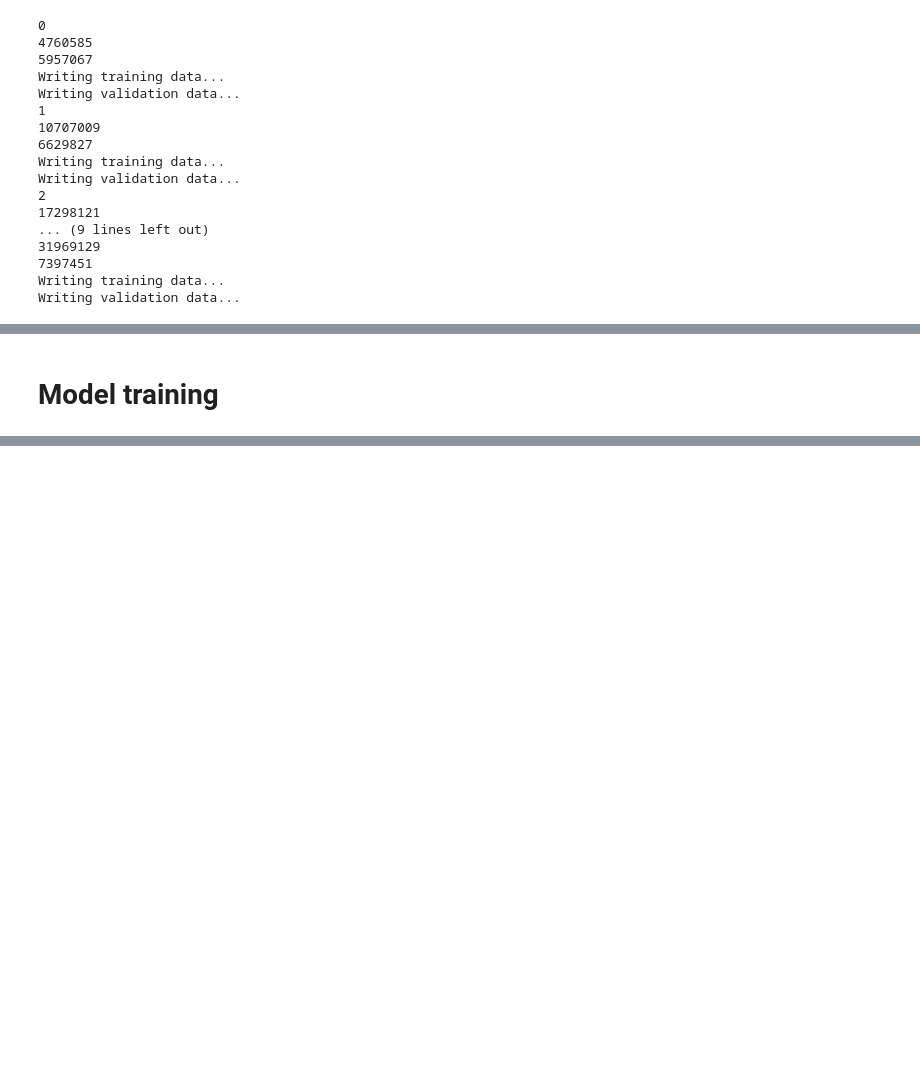
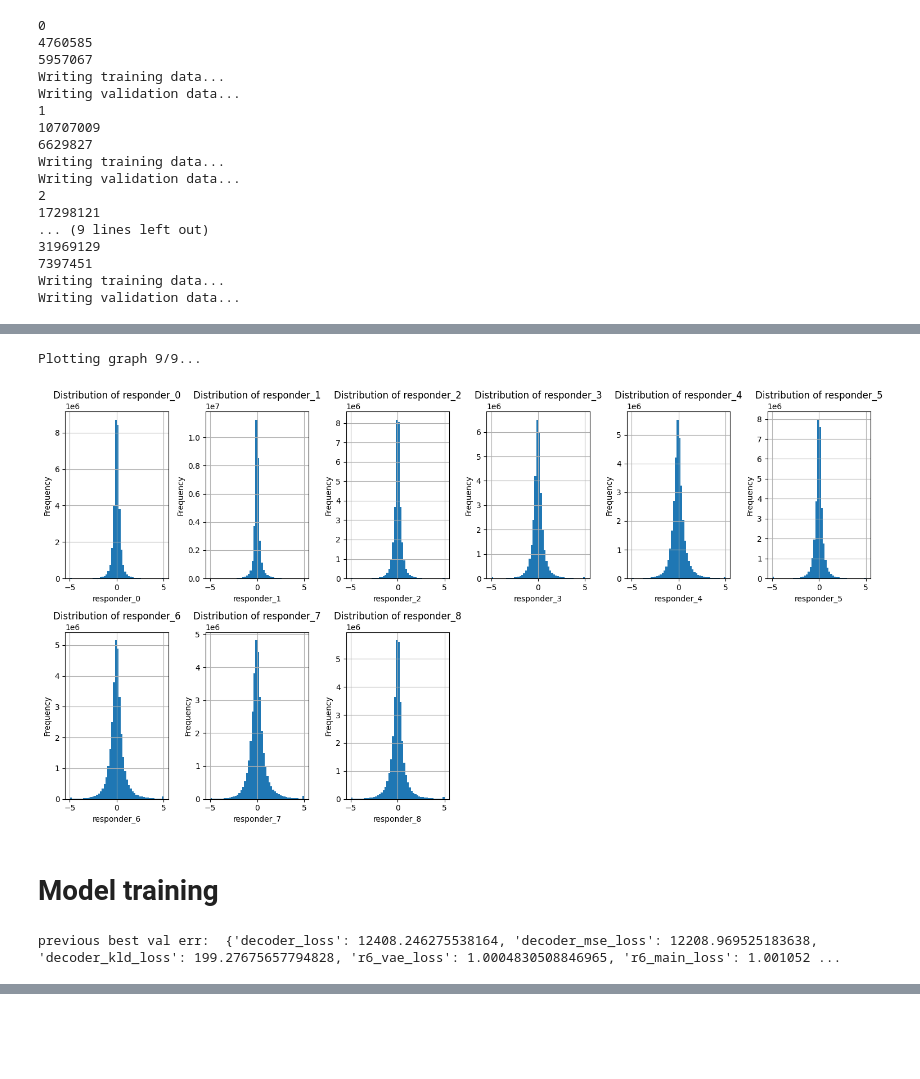
Before and after one commit to drlcai/kaggle, a Jupyter notebook: js2024_kaggle_vae_mlp_beta.ipynb, the cells around one changed output, grey strips where cells are left out. Saved outputs shown, nothing was run; the diff lists cells and outputs as text; code cells hidden in the pictures; blank space fills up the shorter version.

```diff
--- a/js2024_kaggle_vae_mlp_beta.ipynb
+++ b/js2024_kaggle_vae_mlp_beta.ipynb
@@ -504,0 +507,2 @@ Writing validation data...
+# %%
+train = pd.read_feather(f"./research_data/research_data_train_CV_{i}.feather.zstd")
@@ -505,2 +525,38 @@ Writing validation data...
+# %%
+# Determine the number of features and responders
+n_cols = 6  # Number of columns in the grid
+n_rows = (len(responder_cols) + n_cols - 1) // n_cols  # Calculate rows needed
+
+# Create a grid of subplots
+fig, axes = plt.subplots(n_rows, n_cols, figsize=(15, 4 * n_rows))
+axes = axes.flatten()  # Flatten the axes array for easy indexing
+
+# Visualize distributions of features and responders
+for i, col in enumerate(responder_cols):
+    # Overwrite previous message in the same line
+    sys.stdout.write(f'\rPlotting graph {i + 1}/{len(responder_cols)}...')
+    sys.stdout.flush()
+
+    train[col].hist(bins=50, ax=axes[i])
+    axes[i].set_title(f'Distribution of {col}')
+    axes[i].set_xlabel(col)
+    axes[i].set_ylabel('Frequency')
+
+    time.sleep(0.5)
+# Hide any unused subplots
+for j in range(i + 1, len(axes)):
+    axes[j].axis('off')
+
+# Adjust layout
+plt.tight_layout()
+plt.show()
+# %% [output]
+Plotting graph 9/9...
+[figure, added]
 # %% [markdown]
 # Model training
+# %%
+checkpoint = torch.load(f"./best_model_fold_4.pt", map_location='cuda' if torch.cuda.is_available() else 'cpu')
+print("previous best val err: ", checkpoint["avg_val"])
+# %% [output]
+previous best val err:  {'decoder_loss': 12408.246275538164, 'decoder_mse_loss': 12208.969525183638, 'decoder_kld_loss': 199.27675657794828, 'r6_vae_loss': 1.0004830508846965, 'r6_main_loss': 1.001052 ...
```
Also changed, not shown: parts of 3 cells of this notebook.
